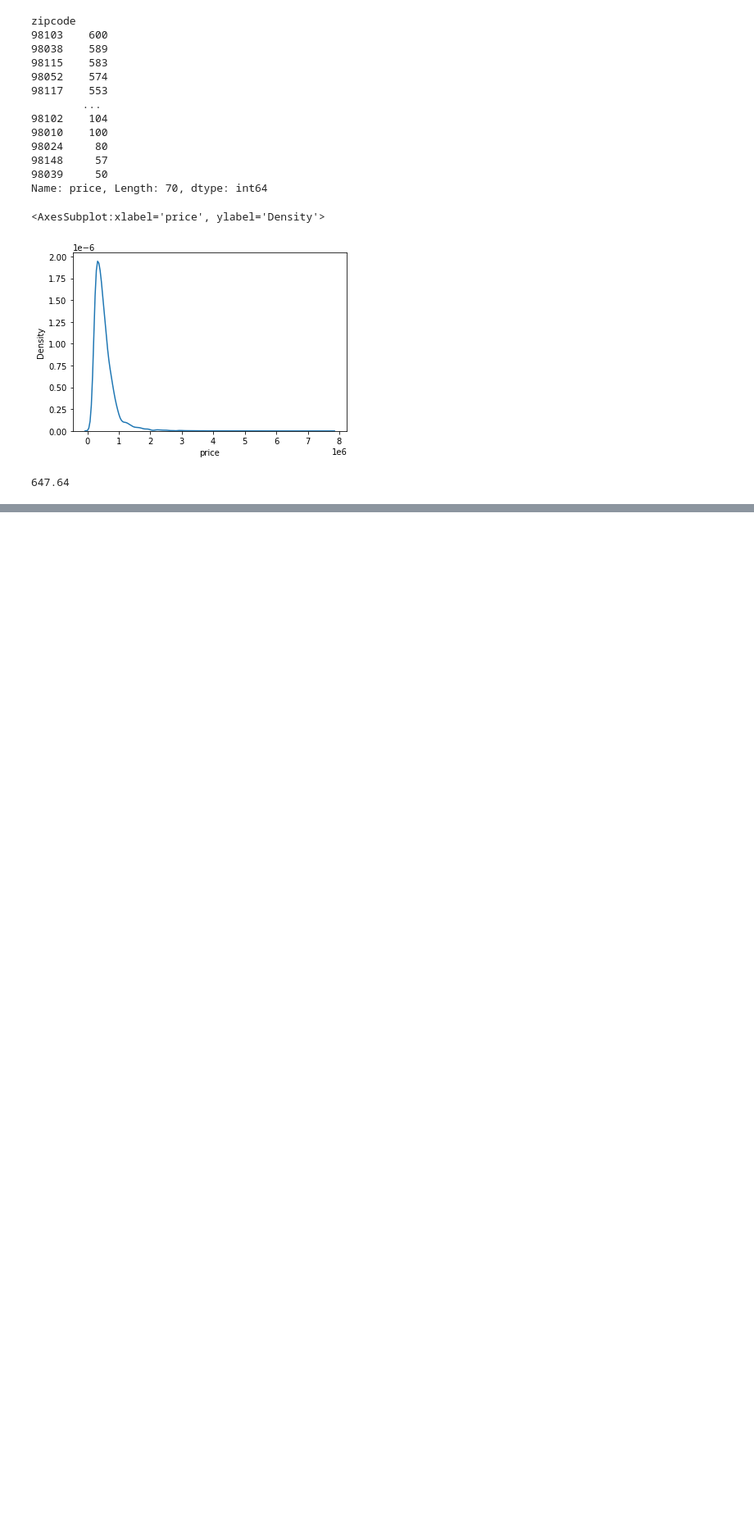
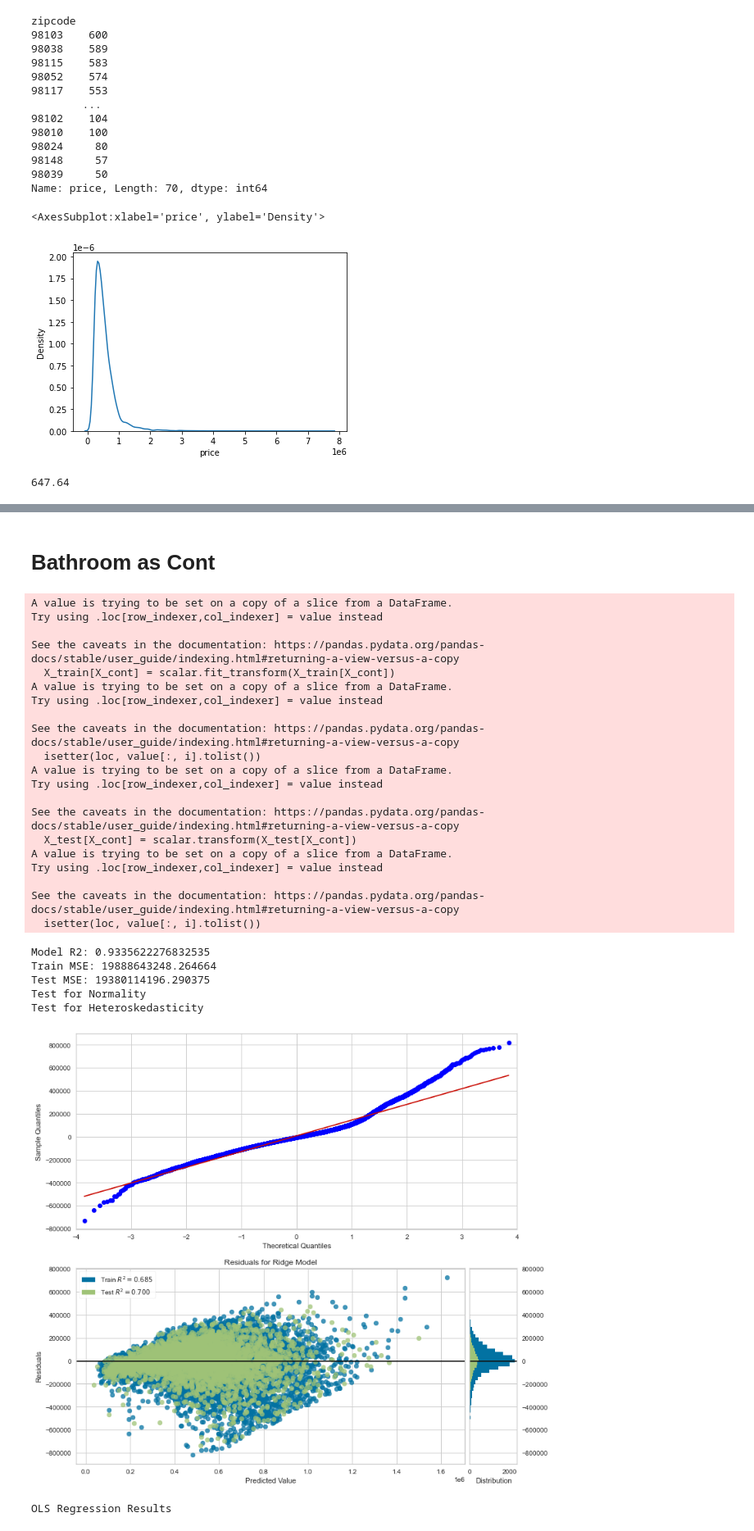
Before and after one commit to Sombrero7/project2, a Jupyter notebook: Kelsey_Workbook.ipynb, the cells around one changed output, grey strips where cells are left out. Shown at 82% size. Drawn from its saved outputs; the diff is of its cells as text; code cells hidden in the pictures; blank space fills up the shorter version.

Commit message:
updated model function and model with cities

```diff
--- a/Kelsey_Workbook.ipynb
+++ b/Kelsey_Workbook.ipynb
@@ -328,0 +301,3 @@ TypeError: '<' not supported between instances of 'str' and 'int'
+# %%
+quantile97 = final['price'].quantile(.97)
+non_luxury_df = final[final['price'] < quantile97]
@@ -328,0 +316,18 @@ TypeError: '<' not supported between instances of 'str' and 'int'
+# %%
+zipcode_city = {98002 : 'Auburn', 98092 : 'Auburn', 98178: 'Bryn Mawr-Skyway', 98125: 'Seattle', 98028:'Kenmore',
+               98136: 'Seattle', 98074: 'Sammamish', 98053: 'Union Hill-Novelty Hill', 98003: 'Federal Way',
+               98198: 'Des Moines', 98146: 'White Center', 98038: 'Maple Valley', 98007:'Bellevue', 98115:'Seattle',
+               98107:'Seattle', 98126:'Seattle', 98019:'Duvall', 98103:'Seattle', 98133:'Seattle', 98030: 'Kent',
+               98119:'Seattle', 98112:'Seattle', 98052:'Redmond', 98027:'Issaquah', 98117:'Seattle', 98058:'Fairwood',
+               98001:'Lakeland North', 98056:'Renton', 98166:'Burien', 98023:'Federal Way', 98070:'Vashon',
+               98148:'Burien', 98105:'Seattle', 98042:'Covington', 98008:'Belelvue', 98059:'Renton', 98122:'Seattle',
+               98144:'Seattle', 98004:'Bellevue', 98005:'Bellevue', 98034:'Kirkland', 98075:'Sammamish',98116:'Seattle',
+               98010:'Black Diamond', 98118:'Seattle', 98199:'Seattle', 98040:'Mercer Island', 98032:'Kent',
+               98045:'North Bend', 98102:'Seattle', 98077:'Cottage Lake', 98108:'Seattle', 98168:'Tukwila',
+               98177:'Shoreline', 98065:'Snoqualmie', 98029:'Issaquah', 98006:'Bellevue', 98109:'Seattle', 98022:'Enumclaw',
+               98033:'Kirkland', 98155:'Shoreline', 98024:'Fall City', 98011:'Bothell', 98031:'East Hill-Meridian',
+               98106:'Seattle', 98072:'Woodinville', 98188:'SeaTac', 98014:'Carnation', 98055:'Renton', 98039:'Medina'}
+
+non_luxury_df['city'] = non_luxury_df['zipcode']
+non_luxury_df['city'] = non_luxury_df['city'].map(zipcode_city)
+non_luxury_df.head()
@@ -328,0 +351,42 @@ TypeError: '<' not supported between instances of 'str' and 'int'
+# %% [markdown]
+# Bathroom as Cont
+# %%
+#encode bedrooms
+city_df = pd.get_dummies(non_luxury_df['city'], drop_first=True, prefix='city')
+
+X_df = pd.concat([city_df, non_luxury_df[['bathrooms']], non_luxury_df[['sqft_living']]], axis=1)
+X_df
+
+y_df = non_luxury_df['price']
+y_df
+
+model = model_maker(X_df, y_df, ['bathrooms', 'sqft_living'])
+model.summary()
+# %% [output]
+A value is trying to be set on a copy of a slice from a DataFrame.
+Try using .loc[row_indexer,col_indexer] = value instead
+
+See the caveats in the documentation: https://pandas.pydata.org/pandas-docs/stable/user_guide/indexing.html#returning-a-view-versus-a-copy
+  X_train[X_cont] = scalar.fit_transform(X_train[X_cont])
+A value is trying to be set on a copy of a slice from a DataFrame.
+Try using .loc[row_indexer,col_indexer] = value instead
+
+See the caveats in the documentation: https://pandas.pydata.org/pandas-docs/stable/user_guide/indexing.html#returning-a-view-versus-a-copy
+  isetter(loc, value[:, i].tolist())
+A value is trying to be set on a copy of a slice from a DataFrame.
+Try using .loc[row_indexer,col_indexer] = value instead
+
+See the caveats in the documentation: https://pandas.pydata.org/pandas-docs/stable/user_guide/indexing.html#returning-a-view-versus-a-copy
+  X_test[X_cont] = scalar.transform(X_test[X_cont])
+A value is trying to be set on a copy of a slice from a DataFrame.
+Try using .loc[row_indexer,col_indexer] = value instead
+
+See the caveats in the documentation: https://pandas.pydata.org/pandas-docs/stable/user_guide/indexing.html#returning-a-view-versus-a-copy
+  isetter(loc, value[:, i].tolist())
+Model R2: 0.9335622276832535
+Train MSE: 19888643248.264664
+Test MSE: 19380114196.290375
+Test for Normality
+Test for Heteroskedasticity
+[figure, added]
+OLS Regression Results
```
Also changed, not shown: parts of 7 cells of this notebook.
